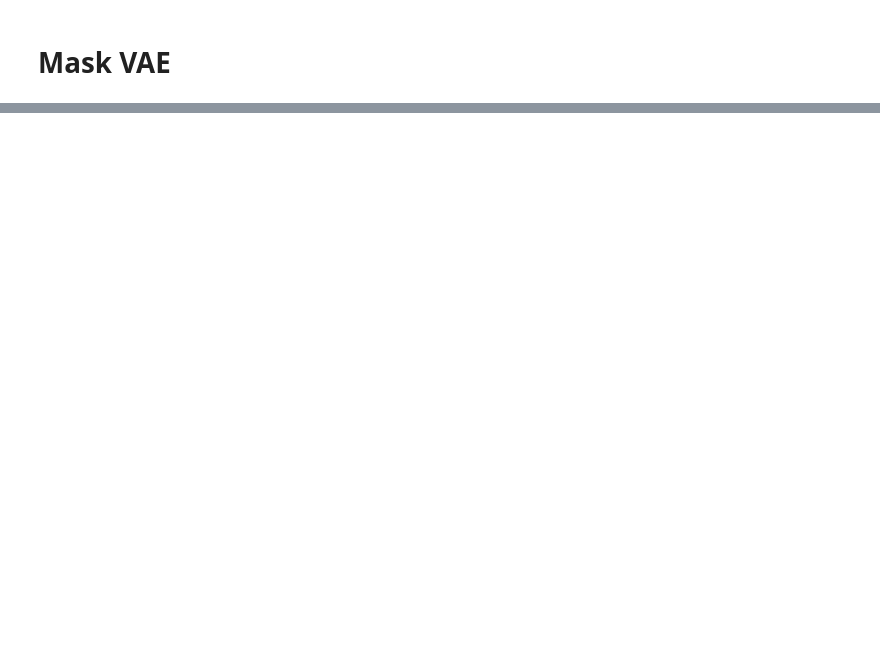
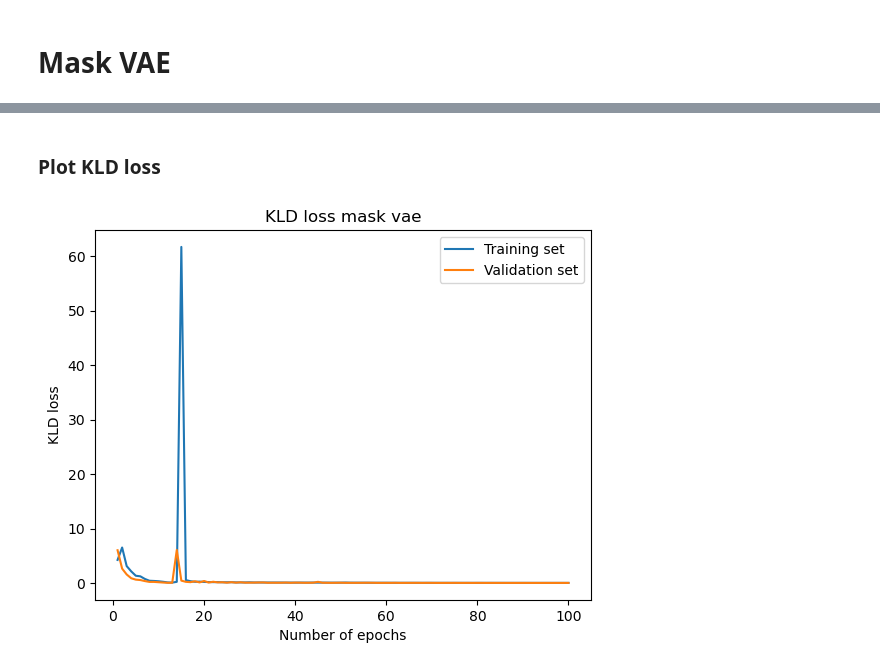
Before and after one commit to MartinoCappuccino/CapitaSelectaCode, a Jupyter notebook: mask_vae/main.ipynb, the cells around one changed output, grey strips where cells are left out. Saved outputs shown, nothing was run; the diff lists cells and outputs as text; code cells hidden in the pictures; blank space fills up the shorter version.

```diff
--- a/mask_vae/main.ipynb
+++ b/mask_vae/main.ipynb
@@ -155,0 +184,15 @@ Epoch #11: Rec_Loss/train = 0.20914, KLD/train = 0.17804 | Rec_Loss/valid = 0.18
+# %% [markdown]
+### Plot KLD loss
+# %%
+plt.plot(range(1,N_EPOCHS+1), vae_trainer.train_losses[1])
+plt.plot(range(1,N_EPOCHS+1), vae_trainer.valid_losses[1])
+plt.ylabel('KLD loss')
+plt.xlabel('Number of epochs')
+plt.title('KLD loss mask vae')
+plt.legend(['Training set', 'Validation set'])
+plot_name = 'KLD_LOSS'+str(N_EPOCHS) + 'epochs_' + str(Z_DIM) + '_latentdim.png'
+path = EXPERIMENT_DIR / plot_name
+
+plt.savefig(path, dpi=200)
+# %% [output]
+[figure, added]
```
Also changed, not shown: parts of 15 cells of this notebook, 4 other files.
